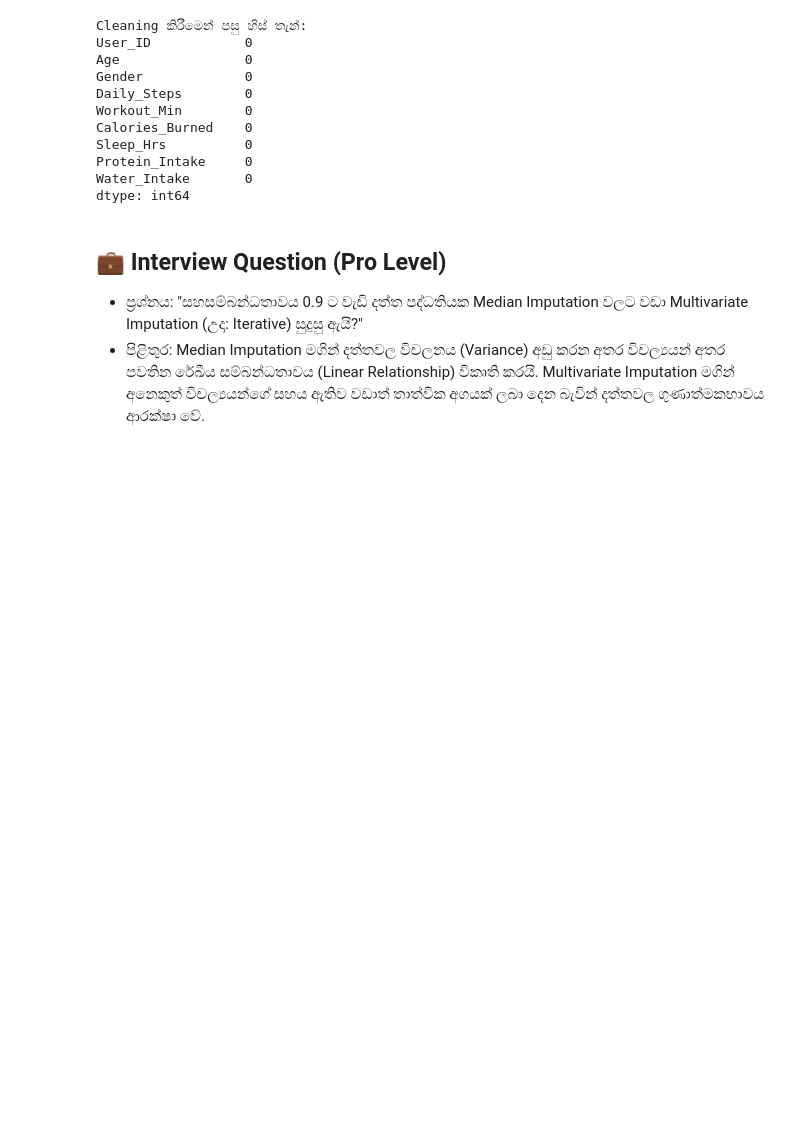
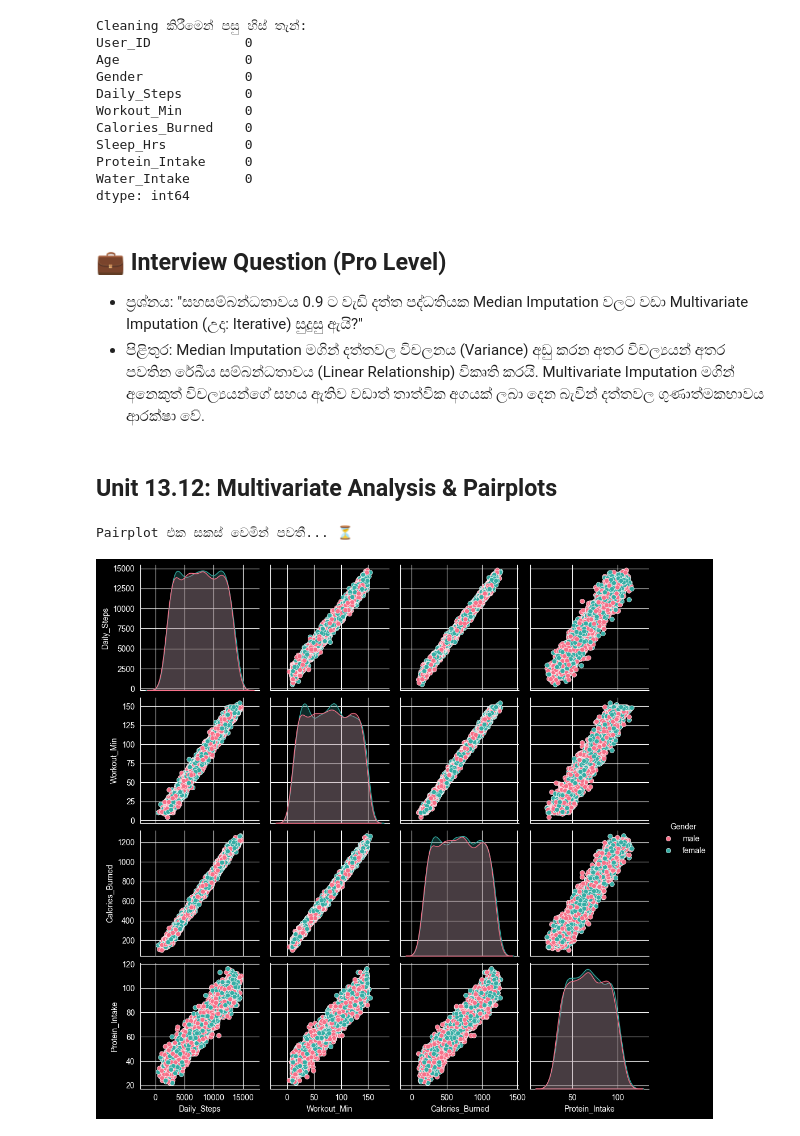
Before and after one commit to Dhanuwa856/Aura-Fitness-EDA, a Jupyter notebook: notebooks/loading_data_final.ipynb, the cells around one changed output. Saved outputs shown, nothing was run; the diff lists cells and outputs as text; code cells hidden in the pictures; blank space fills up the shorter version.

Commit message:
feat: perform multivariate analysis using seaborn pairplot to visualize health metric clusters

```diff
--- a/notebooks/loading_data_final.ipynb
+++ b/notebooks/loading_data_final.ipynb
@@ -113,3 +113,17 @@ dtype: int64
 
 - ප්‍රශ්නය: "සහසම්බන්ධතාවය 0.9 ට වැඩි දත්ත පද්ධතියක Median Imputation වලට වඩා Multivariate Imputation (උදා: Iterative) සුදුසු ඇයි?"
 - පිළිතුර: Median Imputation මගින් දත්තවල විචලනය (Variance) අඩු කරන අතර විචල්‍යයන් අතර පවතින රේඛීය සම්බන්ධතාවය (Linear Relationship) විකෘති කරයි. Multivariate Imputation මගින් අනෙකුත් විචල්‍යයන්ගේ සහය ඇතිව වඩාත් තාත්වික අගයක් ලබා දෙන බැවින් දත්තවල ගුණාත්මකභාවය ආරක්ෂා වේ.
+# %% [markdown]
+## Unit 13.12: Multivariate Analysis & Pairplots
+# %%
+# 1. පිරිසිදු කළ දත්තවල ඇති සම්බන්ධතා එකවර බැලීම
+# කාලය ඉතිරි කර ගැනීමට වැදගත් columns කිහිපයක් පමණක් තෝරා ගනිමු
+
+target_cols = ['Daily_Steps', 'Workout_Min', 'Calories_Burned', 'Protein_Intake', 'Gender']
+
+print("Pairplot එක සකස් වෙමින් පවතී... ⏳")
+sns.pairplot(df[target_cols], hue='Gender', diag_kind='kde', palette='husl')
+plt.show()
+# %% [output]
+Pairplot එක සකස් වෙමින් පවතී... ⏳
+[figure, added]
```
Also changed, not shown: parts of 2 cells of this notebook.
